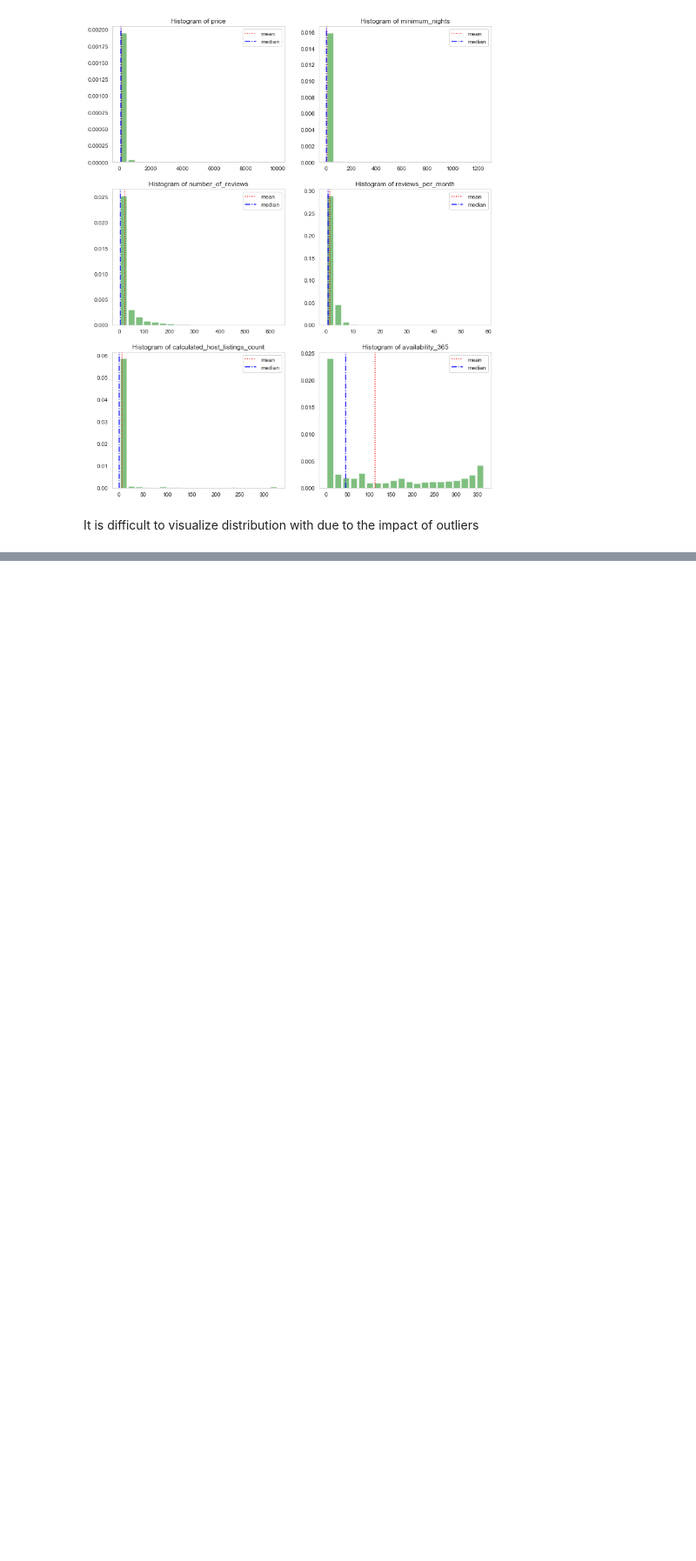
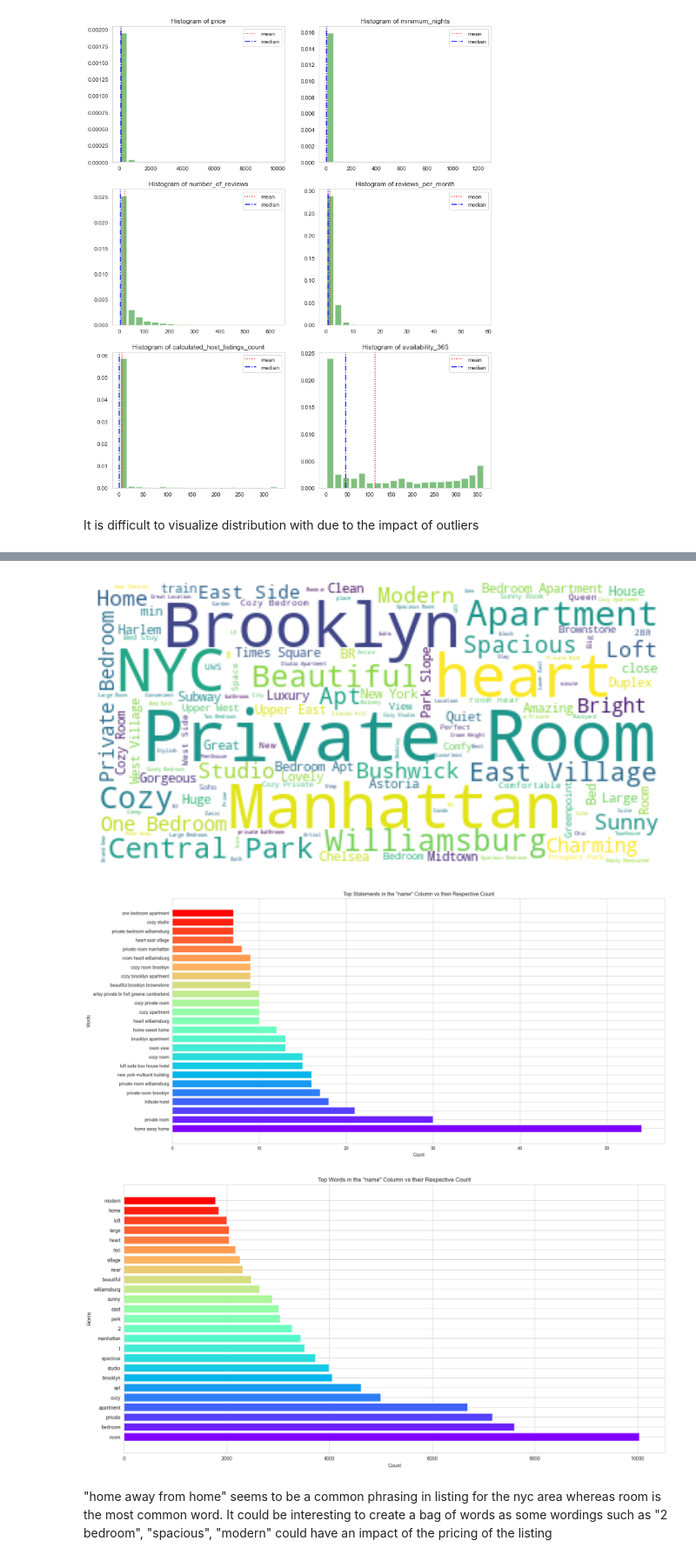
Before and after one commit to CentraleSupelecEnsembleLearningTeam2023/ensemble-learning-2023, a Jupyter notebook: EDA.ipynb, the cells around one changed output, grey strips where cells are left out. Shown at 87% size. Drawn from its saved outputs; the diff is of its cells as text; code cells hidden in the pictures; blank space fills up the shorter version.

Commit message:
"added plot of statement/word frequency in df"

```diff
--- a/EDA.ipynb
+++ b/EDA.ipynb
@@ -200,0 +200,79 @@ It is difficult to visualize distribution with due to the impact of outliers
+# %%
+def clean_string(line,stopwords):
+
+  '''Function to clean text in "name" column to remove common stop words and remove punctuation
+  and other irrelevant information
+  '''
+
+
+  line = re.sub(r'[^\w\s]',"",line) #removes punctuation
+  line = [word.lower() for word in line.split(" ") if (len(word)>0) & (word.lower() not in stopwords)] #Each lines is then split into words
+  #by parsing blank space. any word that is a stop word is remove and then lower case for better gouping.
+
+  return ' '.join(line) # the output is list of words due to the parsing operation
+# %%
+def plot_word_cloud(df_with_name,stopwords):
+    '''Plot word  cloud of frequent occuring words in "name" column along
+    along with a bar graph distribution of the 25 most common words and their
+    respective counts
+    '''
+
+    import collections
+    import matplotlib.cm as cm
+    import matplotlib.pyplot as plt
+    from matplotlib import rcParams
+    from wordcloud import WordCloud
+
+    df_with_name[df_with_name.name.isna()] = '' #replacing na values with empty spaces to process wordcloud
+
+    #Plot word cloud
+    wordcloud = WordCloud(stopwords=stopwords, background_color="white", max_words=1000).generate(' '.join(df_with_name.name))
+    rcParams['figure.figsize'] = 10, 20
+    plt.imshow(wordcloud)
+    plt.axis("off")
+    plt.show()
+    #clean listing statements
+    filtered_statements = [clean_string(text,stopwords) for text in list(df_with_name['name'])]
+
+    #retrieve words from the listing statements
+    filtered_words = [item for sublist in filtered_statements for item in sublist.split(" ")]
+
+    #find the counts of statements and words
+    counted_statements = collections.Counter(filtered_statements)
+    counted_words = collections.Counter(filtered_words)
+
+    #Plot top 25 statements in listings
+    words = []
+    counts = []
+    for letter, count in counted_statements.most_common(25):
+        words.append(letter)
+        counts.append(count)
+    colors = cm.rainbow(np.linspace(0, 1, 25))
+    rcParams['figure.figsize'] = 20, 10
+    plt.title('Top Statements in the "name" Column vs their Respective Count')
+    plt.xlabel('Count')
+    plt.ylabel('Words')
+    plt.barh(words, counts, color=colors)
+    plt.show()
+
+    #Plot top 25 words in listings
+    words = []
+    counts = []
+    for letter, count in counted_words.most_common(25):
+        words.append(letter)
+        counts.append(count)
+    colors = cm.rainbow(np.linspace(0, 1, 25))
+    rcParams['figure.figsize'] = 20, 10
+    plt.title('Top Words in the "name" Column vs their Respective Count')
+    plt.xlabel('Count')
+    plt.ylabel('Words')
+    plt.barh(words, counts, color=colors)
+    plt.show()
+
+plot_word_cloud(df,stopwords_ENG)
+# %% [output]
+[figure, added]
+[figure, added]
+[figure, added]
+# %% [markdown]
+"home away from home" seems to be a common phrasing in listing for the nyc area whereas room is the most common word. It could be interesting to create a bag of words as some wordings such as "2 bedroom", "spacious", "modern" could have an impact of the pricing of the listing
```
Also changed, not shown: parts of 3 cells of this notebook.
